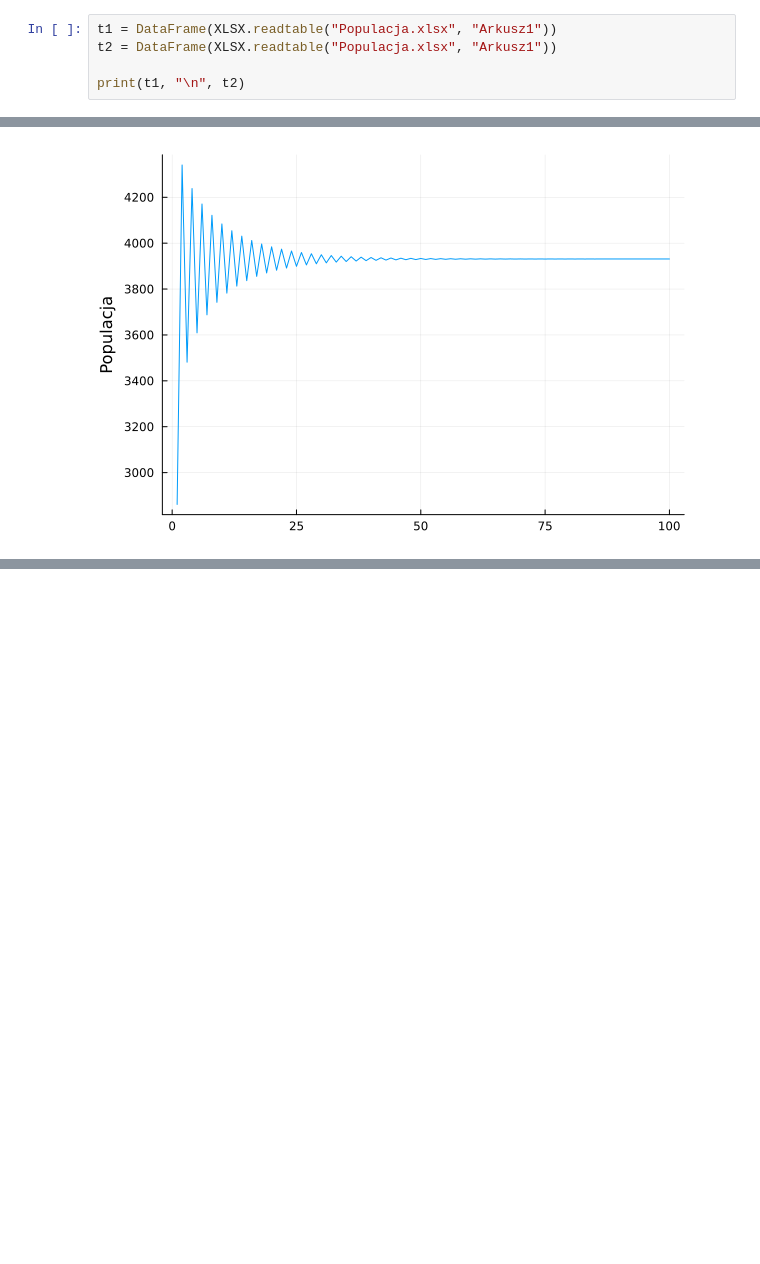
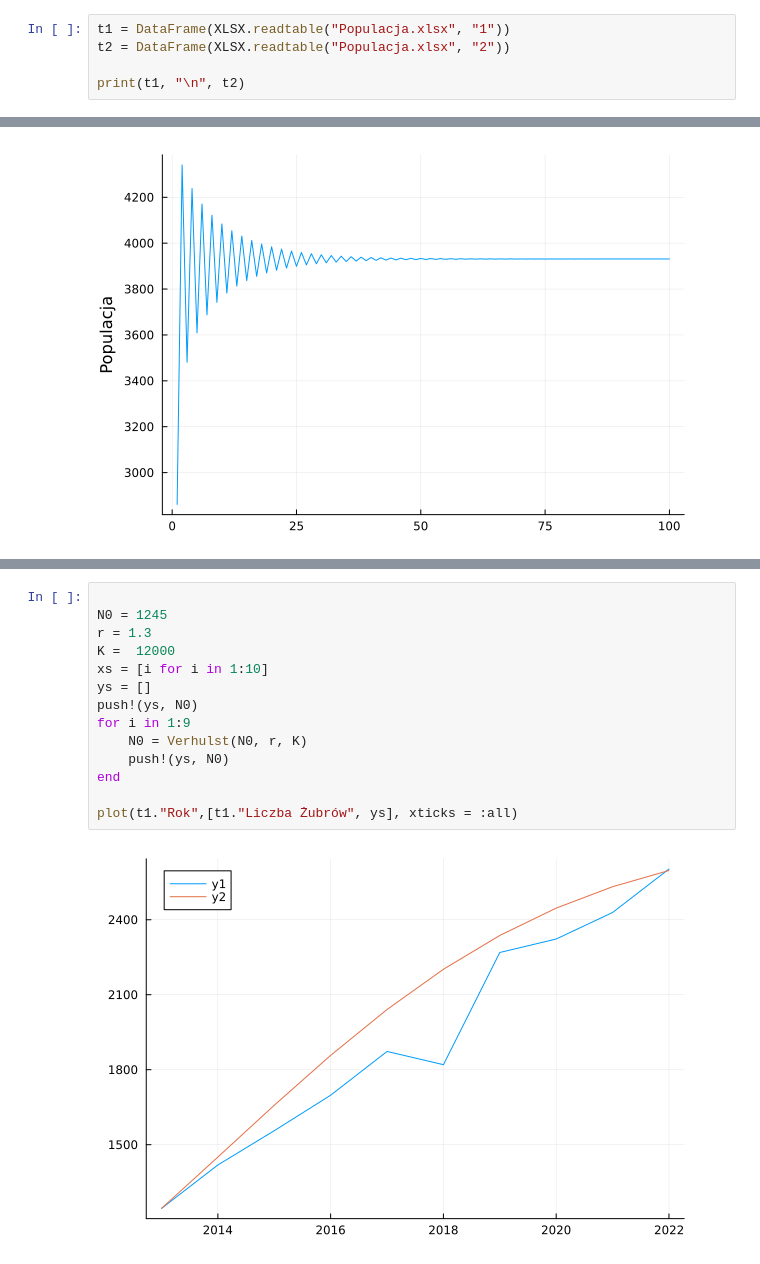
Before and after one commit to MichalSapijaszko/ProjektPakiety, a Jupyter notebook: Prezka1.ipynb, the cells around one changed output, grey strips where cells are left out. Drawn from its saved outputs; the diff is of its cells as text; blank space fills up the shorter version.

```diff
--- a/Prezka1.ipynb
+++ b/Prezka1.ipynb
@@ -16,8 +21,8 @@ Księga Rodowodowa Żubrów
 # %%
 using Plots, XLSX, DataFrames
 # %%
-t1 = DataFrame(XLSX.readtable("Populacja.xlsx", "Arkusz1"))
-t2 = DataFrame(XLSX.readtable("Populacja.xlsx", "Arkusz1"))
+t1 = DataFrame(XLSX.readtable("Populacja.xlsx", "1"))
+t2 = DataFrame(XLSX.readtable("Populacja.xlsx", "2"))
 
 print(t1, "\n", t2)
 # %% [output]
@@ -67,0 +87,16 @@ plot(xs, ys, ylabel = "Populacja", legend = false)
+# %%
+
+N0 = 1245
+r = 1.3
+K =  12000
+xs = [i for i in 1:10]
+ys = []
+push!(ys, N0)
+for i in 1:9
+    N0 = Verhulst(N0, r, K)
+    push!(ys, N0)
+end
+
+plot(t1."Rok",[t1."Liczba Żubrów", ys], xticks = :all)
+# %% [output]
+[figure, added]
```
Also changed, not shown: parts of 9 cells of this notebook, 2 other files.
